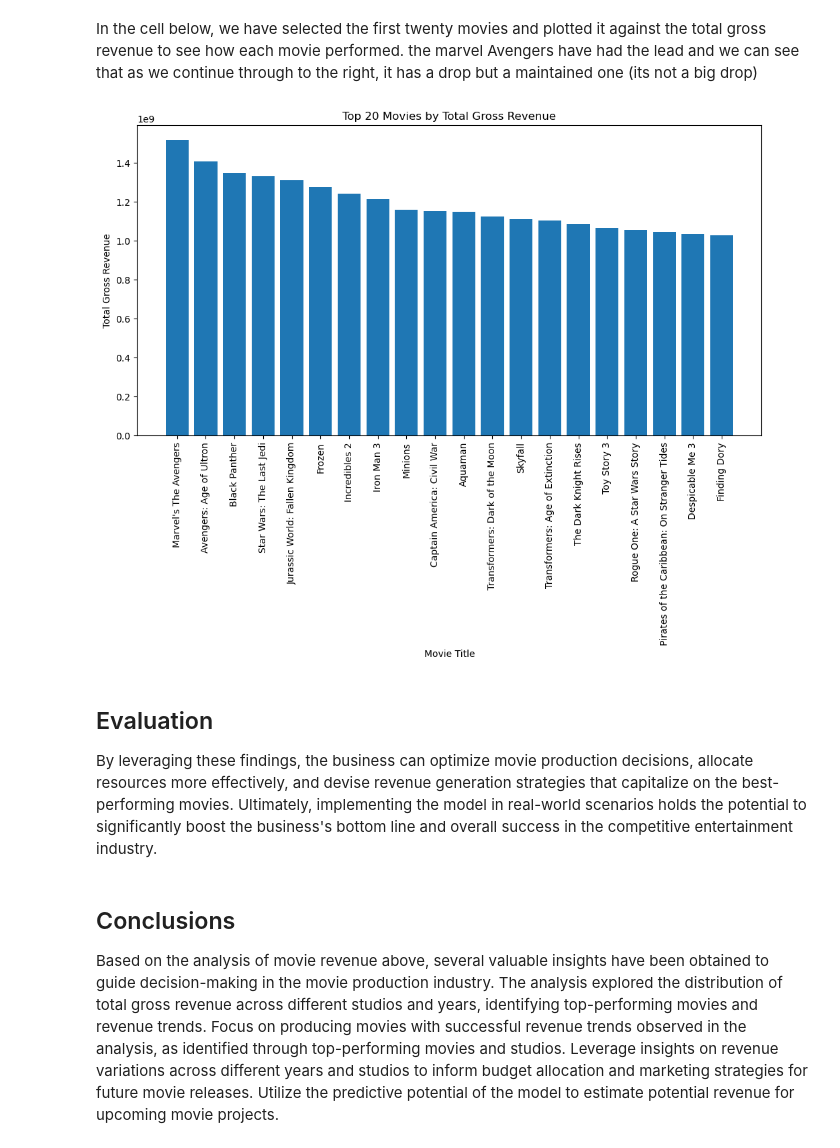
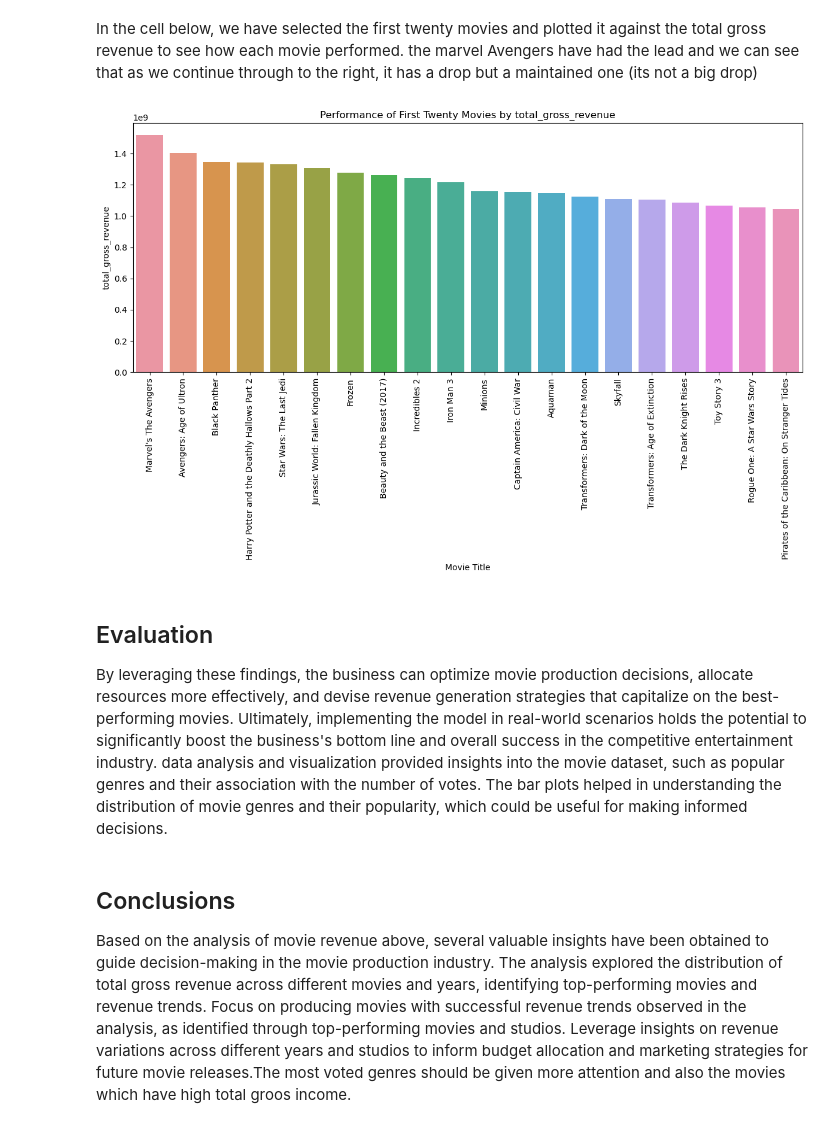
Before and after one commit to celestineolewe/dsc-phase-1-project, a Jupyter notebook: student.ipynb, the cells around one changed output. Drawn from its saved outputs; the diff is of its cells as text; code cells hidden in the pictures.

Commit message:
Finished Project

```diff
--- a/student.ipynb
+++ b/student.ipynb
@@ -266,0 +267,11 @@ data2.head()# displaying the first five rows of the second dataset
+# %%
+
+# Convert 'domestic_gross' and 'foreign_gross' columns to numeric data type
+data1['domestic_gross'] = pd.to_numeric(data1['domestic_gross'], errors='coerce')
+data1['foreign_gross'] = pd.to_numeric(data1['foreign_gross'], errors='coerce')
+
+# Create the new column 'total_gross_revenue' by summing the 'domestic_gross' and 'foreign_gross' columns
+data1['total_gross_revenue'] = data1['domestic_gross'] + data1['foreign_gross']
+
+# Display the updated DataFrame with the new column
+data1['total_gross_revenue']
@@ -420,25 +528,25 @@ plt.show()
 In the cell below, we have selected the first twenty movies and plotted it against the total gross revenue to see how each movie performed. the marvel Avengers have had the lead and we can see that as we continue through to the right, it has a drop but a maintained one (its not a big drop)
 # %%
 
-# Sort the DataFrame by 'total_gross_revenue' in descending order to get the top 20 movies
-top_20_movies = Merging_Dataset_duplicated.sort_values(by='total_gross_revenue', ascending=False).head(20)
+# Sort the DataFrame by 'total_gross_revenue' in descending order to get the first twenty movies
+first_twenty_movies = data1.sort_values(by='total_gross_revenue', ascending=False).head(20)
 
-# Plot the bar graph
-plt.figure(figsize=(12, 6))
-plt.bar(top_20_movies['title'], top_20_movies['total_gross_revenue'])
+# Data Visualization
+plt.figure(figsize=(12, 8))
+sns.barplot(x='title', y='total_gross_revenue', data=first_twenty_movies)
 plt.xticks(rotation=90)
 plt.xlabel('Movie Title')
-plt.ylabel('Total Gross Revenue')
-plt.title('Top 20 Movies by Total Gross Revenue')
+plt.ylabel('total_gross_revenue')
+plt.title('Performance of First Twenty Movies by total_gross_revenue')
+plt.tight_layout()
 plt.show()
 # %% [output]
-[figure, old version]
+[figure, new version]
 # %% [markdown]
 ## Evaluation
-By leveraging these findings, the business can optimize movie production decisions, allocate resources more effectively, and devise revenue generation strategies that capitalize on the best-performing movies. Ultimately, implementing the model in real-world scenarios holds the potential to significantly boost the business's bottom line and overall success in the competitive entertainment industry.
+By leveraging these findings, the business can optimize movie production decisions, allocate resources more effectively, and devise revenue generation strategies that capitalize on the best-performing movies.  Ultimately, implementing the model in real-world scenarios holds the potential to significantly boost the business's bottom line and overall success in the competitive entertainment industry. data analysis and visualization provided insights into the movie dataset, such as popular genres and their association with the number of votes. The bar plots helped in understanding the distribution of movie genres and their popularity, which could be useful for making informed decisions.
 # %% [markdown]
 ## Conclusions
-Based on the analysis of movie revenue above, several valuable insights have been obtained to guide decision-making in the movie production industry. The analysis explored the distribution of total gross revenue across different studios and years, identifying top-performing movies and revenue trends.
+Based on the analysis of movie revenue above, several valuable insights have been obtained to guide decision-making in the movie production industry. The analysis explored the distribution of total gross revenue across different movies and years, identifying top-performing movies and revenue trends.
 Focus on producing movies with successful revenue trends observed in the analysis, as identified through top-performing movies and studios.
-Leverage insights on revenue variations across different years and studios to inform budget allocation and marketing strategies for future movie releases.
-Utilize the predictive potential of the model to estimate potential revenue for upcoming movie projects.
+Leverage insights on revenue variations across different years and studios to inform budget allocation and marketing strategies for future movie releases.The most voted genres should be given more attention and also the movies which have high total groos income.
```
Also changed, not shown: parts of 44 cells of this notebook, 2 other files.
